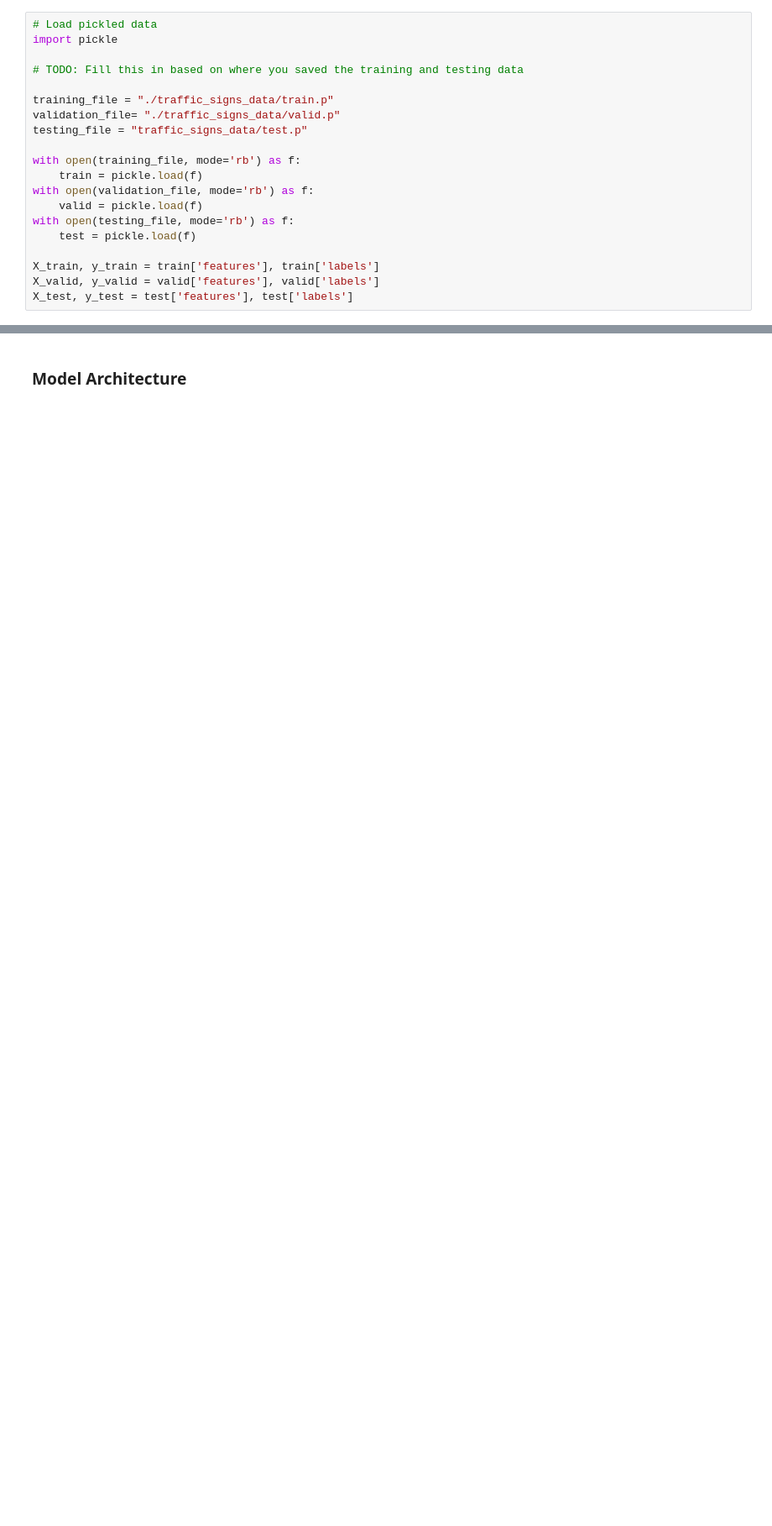
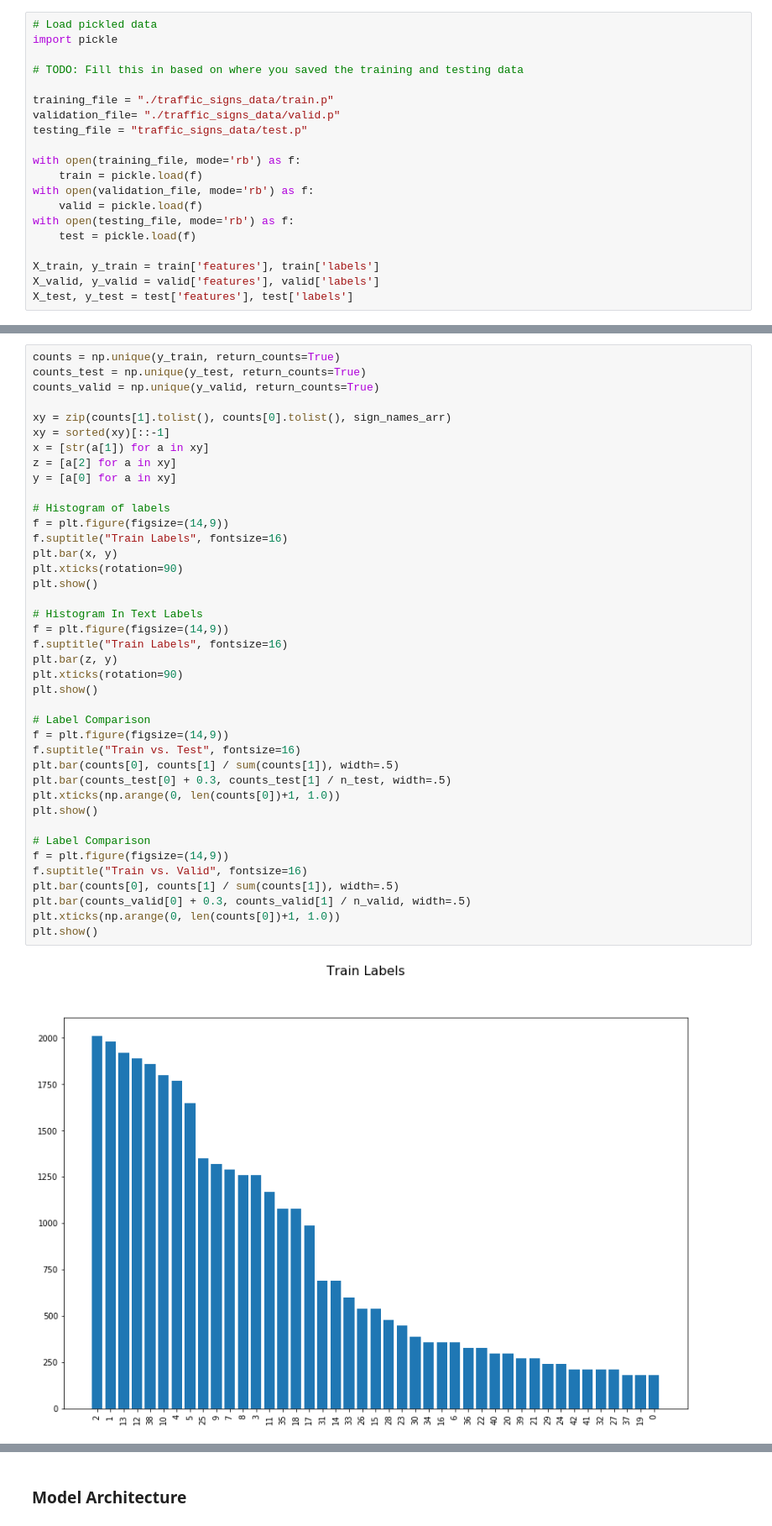
Before and after one commit to jinhuangpublic/sdcnd-udacity, a Jupyter notebook: project03 traffic sign classifier/main.ipynb, the cells around one changed output, grey strips where cells are left out. Shown at 84% size. Saved outputs shown, nothing was run; the diff lists cells and outputs as text; blank space fills up the shorter version.

```diff
--- a/project03 traffic sign classifier/main.ipynb
+++ b/project03 traffic sign classifier/main.ipynb
@@ -163,0 +129,42 @@ import matplotlib.pyplot as plt
+# %%
+counts = np.unique(y_train, return_counts=True)
+counts_test = np.unique(y_test, return_counts=True)
+counts_valid = np.unique(y_valid, return_counts=True)
+
+xy = zip(counts[1].tolist(), counts[0].tolist(), sign_names_arr)
+xy = sorted(xy)[::-1]
+x = [str(a[1]) for a in xy]
+z = [a[2] for a in xy]
+y = [a[0] for a in xy]
+
+# Histogram of labels
+f = plt.figure(figsize=(14,9))
+f.suptitle("Train Labels", fontsize=16)
+plt.bar(x, y)
+plt.xticks(rotation=90)
+plt.show()
+
+# Histogram In Text Labels
+f = plt.figure(figsize=(14,9))
+f.suptitle("Train Labels", fontsize=16)
+plt.bar(z, y)
+plt.xticks(rotation=90)
+plt.show()
+
+# Label Comparison
+f = plt.figure(figsize=(14,9))
+f.suptitle("Train vs. Test", fontsize=16)
+plt.bar(counts[0], counts[1] / sum(counts[1]), width=.5)
+plt.bar(counts_test[0] + 0.3, counts_test[1] / n_test, width=.5)
+plt.xticks(np.arange(0, len(counts[0])+1, 1.0))
+plt.show()
+
+# Label Comparison
+f = plt.figure(figsize=(14,9))
+f.suptitle("Train vs. Valid", fontsize=16)
+plt.bar(counts[0], counts[1] / sum(counts[1]), width=.5)
+plt.bar(counts_valid[0] + 0.3, counts_valid[1] / n_valid, width=.5)
+plt.xticks(np.arange(0, len(counts[0])+1, 1.0))
+plt.show()
+# %% [output]
+[figure, added]
```
Also changed, not shown: parts of 30 cells of this notebook, 6 other files.
